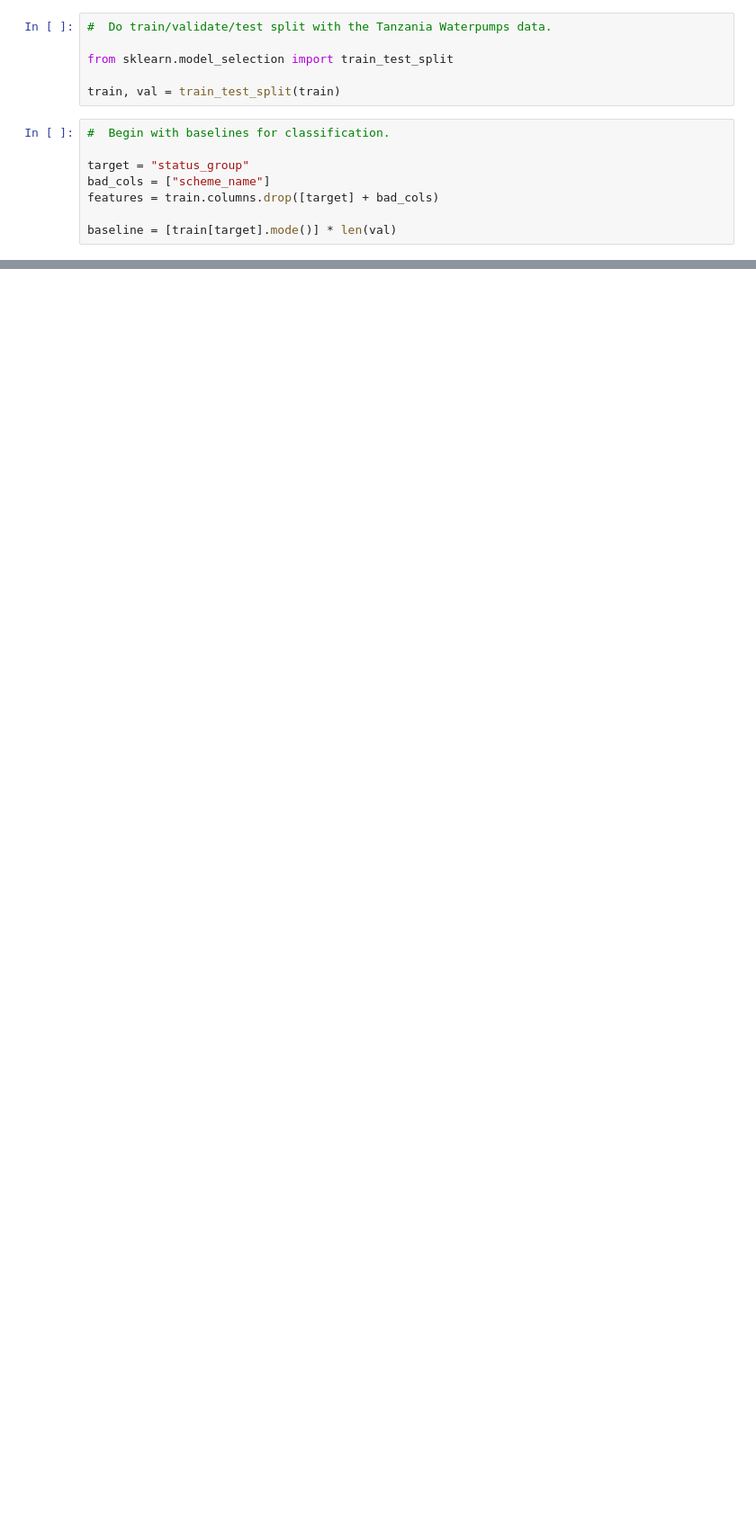
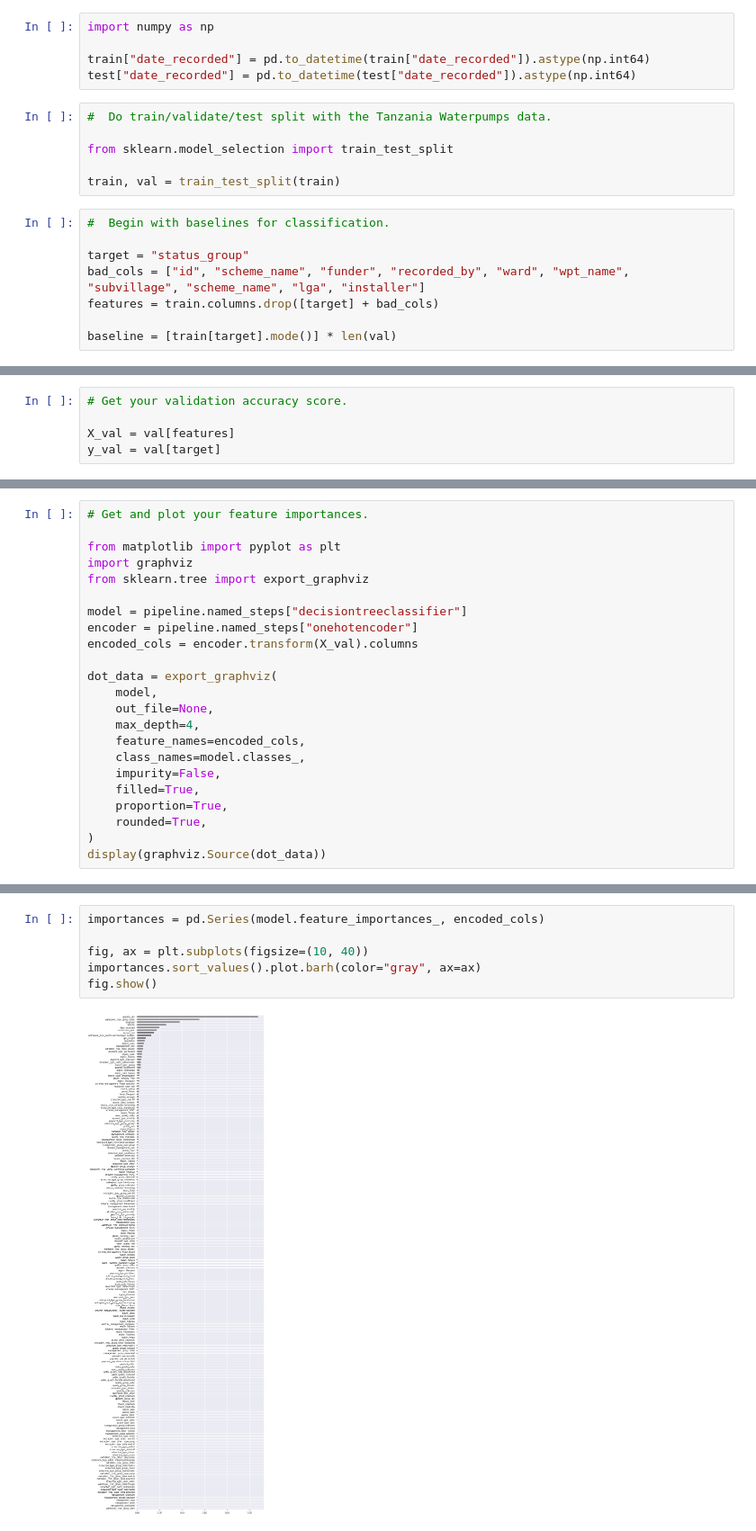
Before and after one commit to ekoly/DS-Unit-2-Kaggle-Challenge, a Jupyter notebook: module1/LS_DS_221_assignment.ipynb, the cells around one changed output, grey strips where cells are left out. Shown at 90% size. Saved outputs shown, nothing was run; the diff lists cells and outputs as text; blank space fills up the shorter version.

```diff
--- a/module1/LS_DS_221_assignment.ipynb
+++ b/module1/LS_DS_221_assignment.ipynb
@@ -159,3 +143,8 @@ test
+# %%
+import numpy as np
+
+train["date_recorded"] = pd.to_datetime(train["date_recorded"]).astype(np.int64)
+test["date_recorded"] = pd.to_datetime(test["date_recorded"]).astype(np.int64)
 # %%
 #  Do train/validate/test split with the Tanzania Waterpumps data.
 
@@ -166,7 +155,7 @@ train, val = train_test_split(train)
 #  Begin with baselines for classification.
 
 target = "status_group"
-bad_cols = ["scheme_name"]
+bad_cols = ["id", "scheme_name", "funder", "recorded_by", "ward", "wpt_name", "subvillage", "scheme_name", "lga", "installer"]
 features = train.columns.drop([target] + bad_cols)
 
 baseline = [train[target].mode()] * len(val)
@@ -181,0 +208,5 @@ Baseline score: 0.5465319865319865
+# %%
+# Get your validation accuracy score.
+
+X_val = val[features]
+y_val = val[target]
@@ -181,0 +220,23 @@ Baseline score: 0.5465319865319865
+# %%
+# Get and plot your feature importances.
+
+from matplotlib import pyplot as plt
+import graphviz
+from sklearn.tree import export_graphviz
+
+model = pipeline.named_steps["decisiontreeclassifier"]
+encoder = pipeline.named_steps["onehotencoder"]
+encoded_cols = encoder.transform(X_val).columns
+
+dot_data = export_graphviz(
+    model,
+    out_file=None,
+    max_depth=4,
+    feature_names=encoded_cols,
+    class_names=model.classes_,
+    impurity=False,
+    filled=True,
+    proportion=True,
+    rounded=True,
+)
+display(graphviz.Source(dot_data))
@@ -181,0 +245,8 @@ Baseline score: 0.5465319865319865
+# %%
+importances = pd.Series(model.feature_importances_, encoded_cols)
+
+fig, ax = plt.subplots(figsize=(10, 40))
+importances.sort_values().plot.barh(color="gray", ax=ax)
+fig.show()
+# %% [output]
+[figure, added]
```
Also changed, not shown: parts of 10 cells of this notebook.
